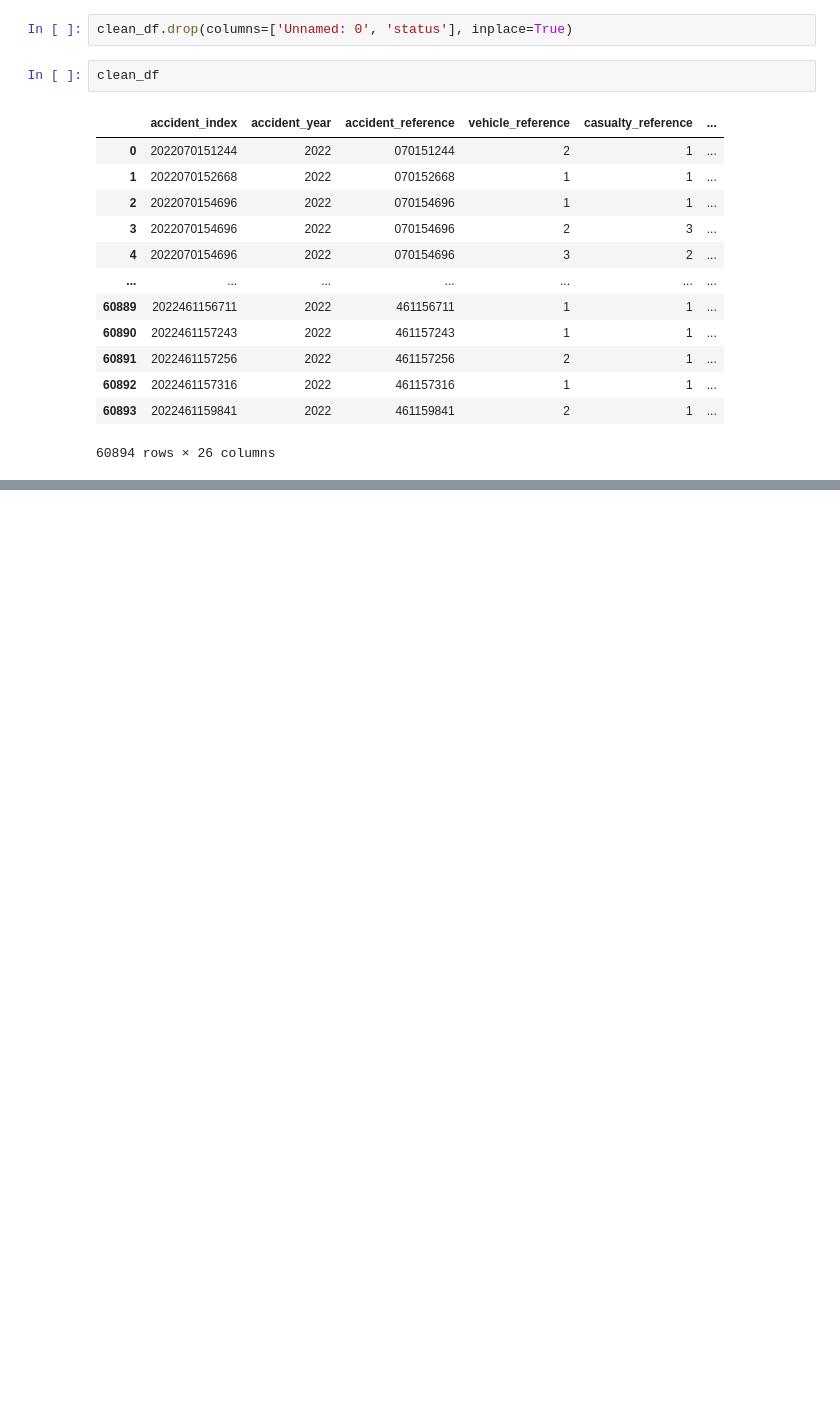
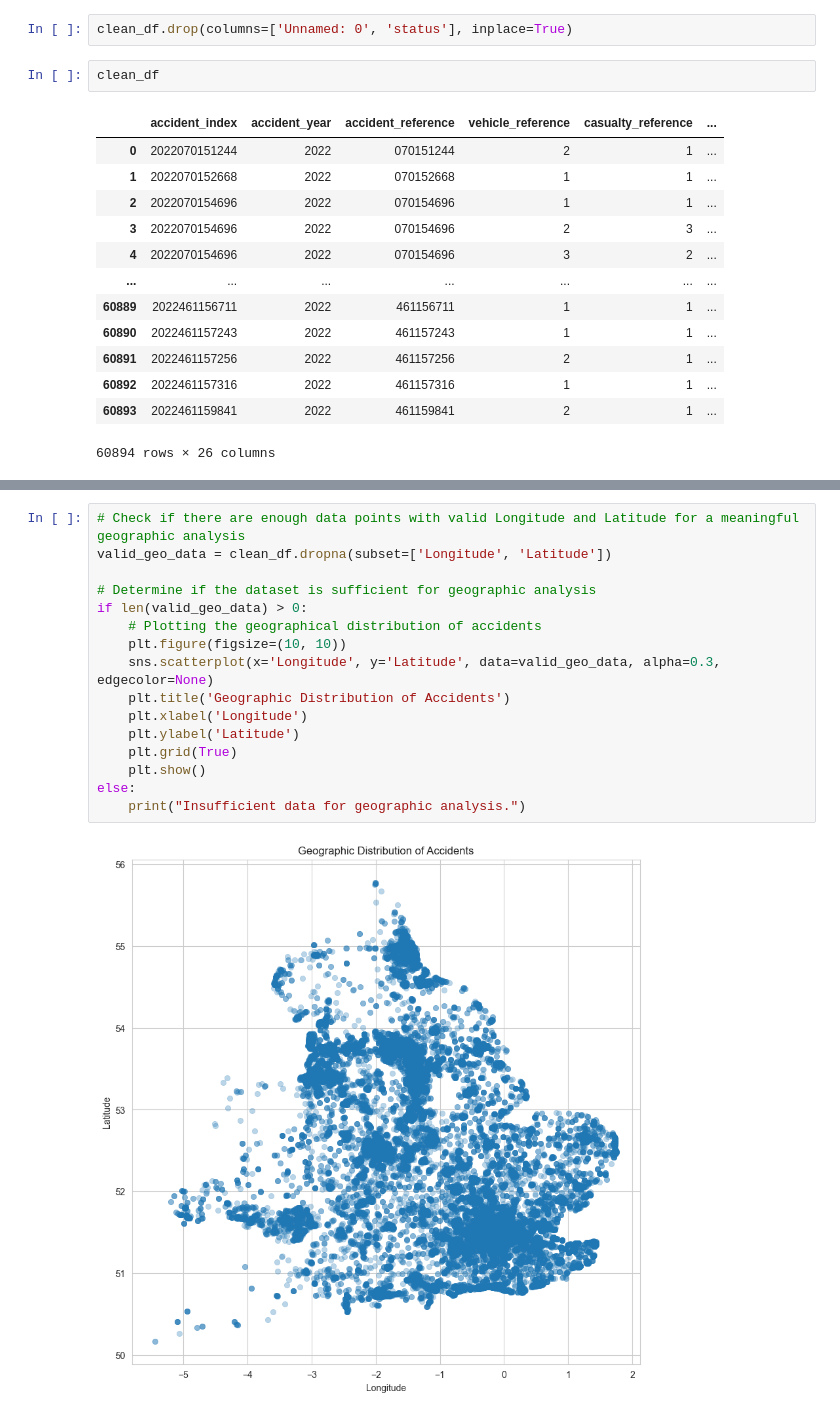
Before and after one commit to ArmanAghania/Road-Casualty-Statistics-and-Analysis, a Jupyter notebook: analysis.ipynb, the cells around one changed output, grey strips where cells are left out. Cells and saved outputs as stored; diff of their text form; blank space fills up the shorter version.

```diff
--- a/analysis.ipynb
+++ b/analysis.ipynb
@@ -1154,0 +1188,18 @@ clean_df
+# %%
+# Check if there are enough data points with valid Longitude and Latitude for a meaningful geographic analysis
+valid_geo_data = clean_df.dropna(subset=['Longitude', 'Latitude'])
+
+# Determine if the dataset is sufficient for geographic analysis
+if len(valid_geo_data) > 0:
+    # Plotting the geographical distribution of accidents
+    plt.figure(figsize=(10, 10))
+    sns.scatterplot(x='Longitude', y='Latitude', data=valid_geo_data, alpha=0.3, edgecolor=None)
+    plt.title('Geographic Distribution of Accidents')
+    plt.xlabel('Longitude')
+    plt.ylabel('Latitude')
+    plt.grid(True)
+    plt.show()
+else:
+    print("Insufficient data for geographic analysis.")
+# %% [output]
+[figure, added]
```
Also changed, not shown: parts of 10 cells of this notebook, 1 other file.
